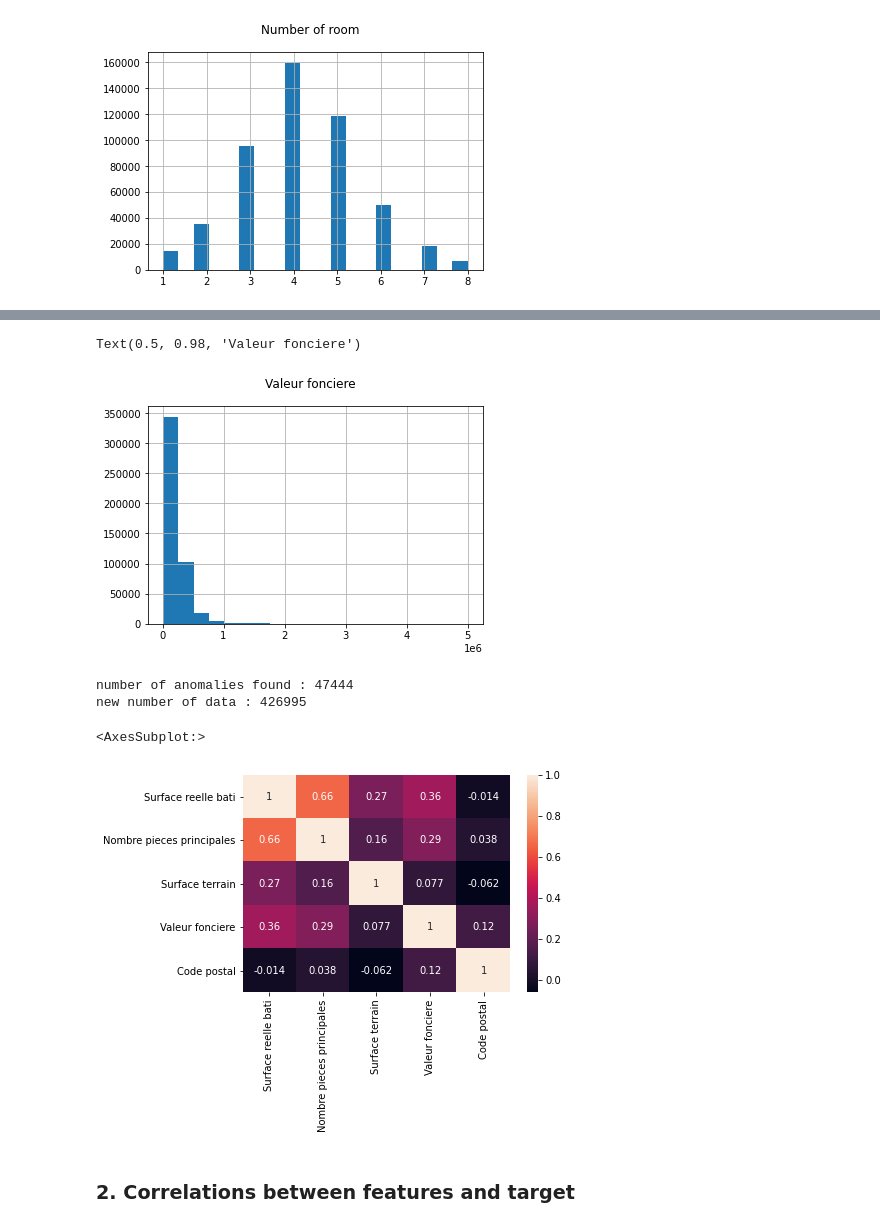
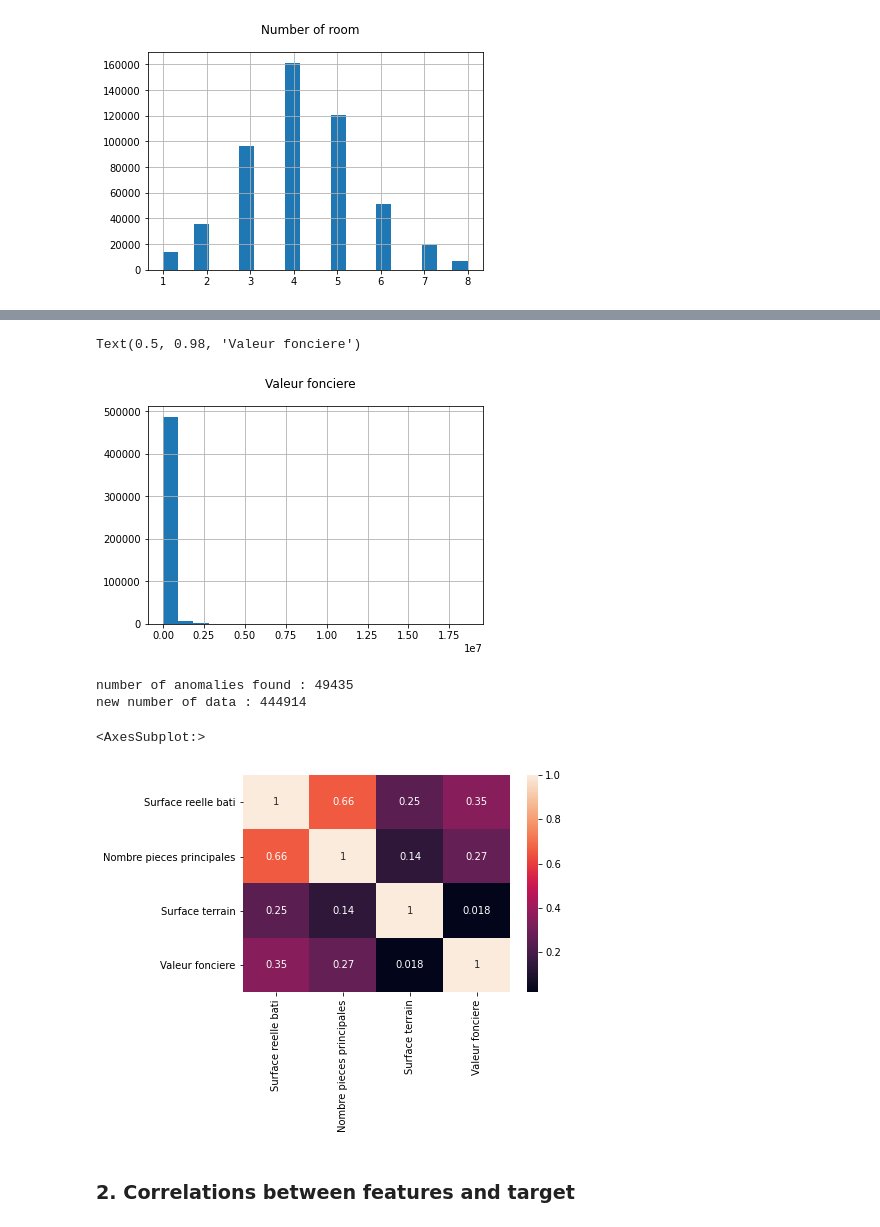
Before and after one commit to IssamBouzidi/Immothep, a Jupyter notebook: src/maison_train.ipynb, the cells around one changed output, grey strips where cells are left out. Drawn from its saved outputs; the diff is of its cells as text; code cells hidden in the pictures.

```diff
--- a/src/maison_train.ipynb
+++ b/src/maison_train.ipynb
@@ -21,3 +19,6 @@ DATA_IN_FOLDER = 'C:/prairie/projet8-1/Immothep/data/cleaned/'
+# %%
+cwd = os.path.join(os.getcwd(), '..')
+DATA_IN_FOLDER = os.path.join(cwd, 'data', 'curated')
 # %% [markdown]
 ### 1. Exploratory Data Analysis
 # %%
@@ -116,5 +117,5 @@ Text(0.5, 0.98, 'Surface terrain')
 # %%
-curated_data.drop(curated_data[(curated_data['Surface terrain']> 2500 )].index, inplace=True)
+curated_data.drop(curated_data[(curated_data['Surface terrain']> 5000 )].index, inplace=True)
 curated_data['Surface terrain'].hist(bins=100)
 plt.suptitle('Surface terrain')
 # %% [output]
@@ -139,10 +140,10 @@ Text(0.5, 0.98, 'Valeur fonciere')
 # %%
-curated_data.drop(curated_data[(curated_data['Valeur fonciere']> 5000000 ) | (curated_data['Valeur fonciere'] < 10000)].index, inplace=True)
+curated_data.drop(curated_data[(curated_data['Valeur fonciere']> 20000000 ) | (curated_data['Valeur fonciere'] < 10000)].index, inplace=True)
 curated_data['Valeur fonciere'].hist(bins=20)
 plt.suptitle('Valeur fonciere')
 # %% [output]
 Text(0.5, 0.98, 'Valeur fonciere')
-[figure, old version]
+[figure, new version]
 # %%
 #Use Isolation forest model to finalize cleanup of dataset
 df = curated_data[['Surface reelle bati','Nombre pieces principales','Surface terrain', 'Valeur fonciere']]
@@ -157,17 +158,17 @@ curated_data.drop(df.loc[df['anomaly'] == -1].index, inplace=True)
 
 print('new number of data : %s' % len(curated_data))
 # %% [output]
-number of anomalies found : 47444
-new number of data : 426995
+number of anomalies found : 49435
+new number of data : 444914
 # %%
 
 # New correlation matrix
-matrix = curated_data[['Surface reelle bati','Nombre pieces principales','Surface terrain','Valeur fonciere','Code postal' ]]
+matrix = curated_data[['Surface reelle bati','Nombre pieces principales','Surface terrain','Valeur fonciere']]
 mat_corr = matrix.corr().round(5)
 sns.heatmap(data=mat_corr, annot=True)
 # %% [output]
 <AxesSubplot:>
-[figure, old version]
+[figure, new version]
 # %% [markdown]
 ### 2. Correlations between features and target
 # %%
```
Also changed, not shown: parts of 22 cells of this notebook, 15 other files.
